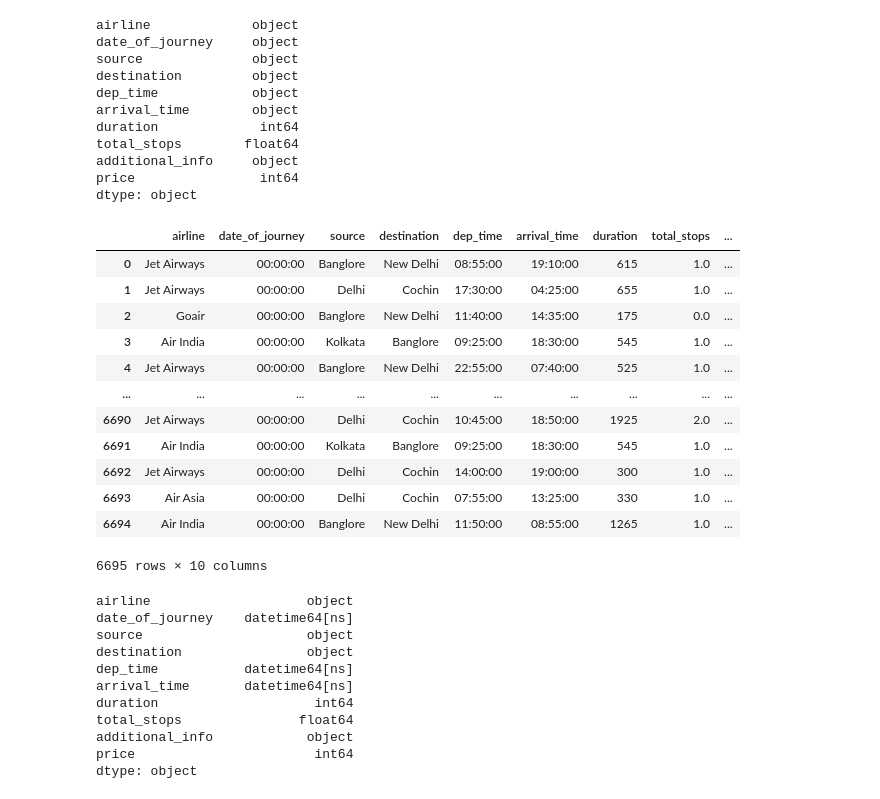
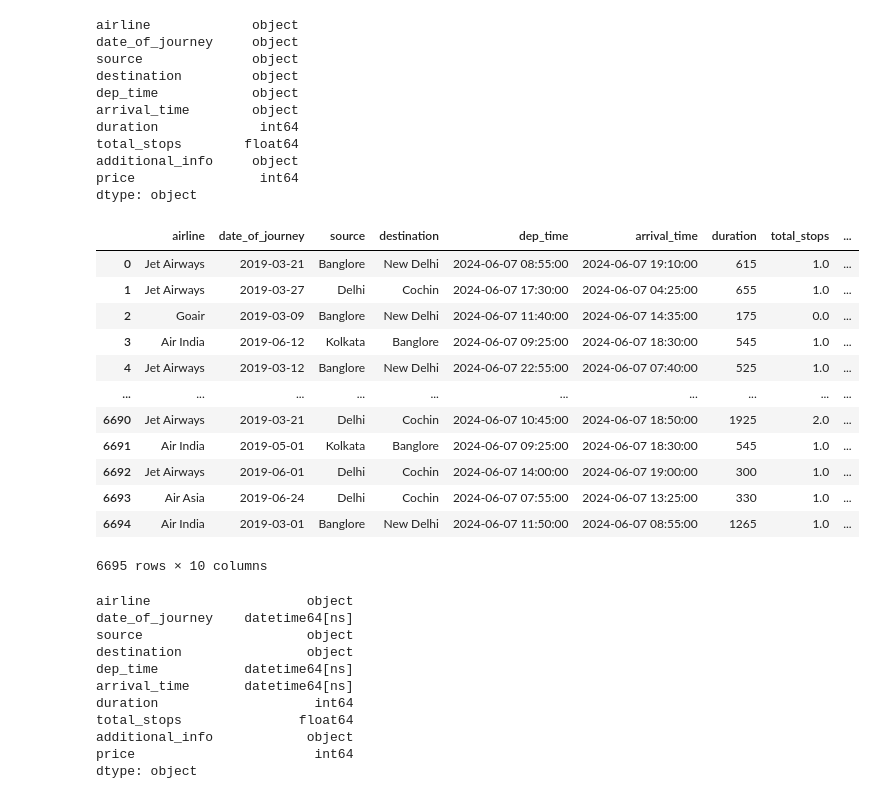
Before and after one commit to Souvik-karmakar/Flight-Price-Prediction, a Jupyter notebook: notebooks/eda.ipynb, the cells around one changed output. Drawn from its saved outputs; the diff is of its cells as text; code cells hidden in the pictures.

```diff
--- a/notebooks/eda.ipynb
+++ b/notebooks/eda.ipynb
@@ -63,23 +45,23 @@ price                int64
 dtype: object
 # %%
 train=train.assign(**{
-    col: pd.to_datetime(train.loc[:, col],dayfirst=True,format="mixed").dt.time
+    col: pd.to_datetime(train.loc[:, col],dayfirst=True,format="mixed")
     for col in ["date_of_journey", "dep_time", "arrival_time"]
 })
 train
 # %% [output]
 |  | airline | date_of_journey | source | destination | dep_time | arrival_time | duration | total_stops | ... |
-| 0 | Jet Airways | 00:00:00 | Banglore | New Delhi | 08:55:00 | 19:10:00 | 615 | 1.0 | ... |
-| 1 | Jet Airways | 00:00:00 | Delhi | Cochin | 17:30:00 | 04:25:00 | 655 | 1.0 | ... |
-| 2 | Goair | 00:00:00 | Banglore | New Delhi | 11:40:00 | 14:35:00 | 175 | 0.0 | ... |
-| 3 | Air India | 00:00:00 | Kolkata | Banglore | 09:25:00 | 18:30:00 | 545 | 1.0 | ... |
-| 4 | Jet Airways | 00:00:00 | Banglore | New Delhi | 22:55:00 | 07:40:00 | 525 | 1.0 | ... |
+| 0 | Jet Airways | 2019-03-21 | Banglore | New Delhi | 2024-06-07 08:55:00 | 2024-06-07 19:10:00 | 615 | 1.0 | ... |
+| 1 | Jet Airways | 2019-03-27 | Delhi | Cochin | 2024-06-07 17:30:00 | 2024-06-07 04:25:00 | 655 | 1.0 | ... |
+| 2 | Goair | 2019-03-09 | Banglore | New Delhi | 2024-06-07 11:40:00 | 2024-06-07 14:35:00 | 175 | 0.0 | ... |
+| 3 | Air India | 2019-06-12 | Kolkata | Banglore | 2024-06-07 09:25:00 | 2024-06-07 18:30:00 | 545 | 1.0 | ... |
+| 4 | Jet Airways | 2019-03-12 | Banglore | New Delhi | 2024-06-07 22:55:00 | 2024-06-07 07:40:00 | 525 | 1.0 | ... |
 | ... | ... | ... | ... | ... | ... | ... | ... | ... | ... |
-| 6690 | Jet Airways | 00:00:00 | Delhi | Cochin | 10:45:00 | 18:50:00 | 1925 | 2.0 | ... |
-| 6691 | Air India | 00:00:00 | Kolkata | Banglore | 09:25:00 | 18:30:00 | 545 | 1.0 | ... |
-| 6692 | Jet Airways | 00:00:00 | Delhi | Cochin | 14:00:00 | 19:00:00 | 300 | 1.0 | ... |
-| 6693 | Air Asia | 00:00:00 | Delhi | Cochin | 07:55:00 | 13:25:00 | 330 | 1.0 | ... |
-| 6694 | Air India | 00:00:00 | Banglore | New Delhi | 11:50:00 | 08:55:00 | 1265 | 1.0 | ... |
+| 6690 | Jet Airways | 2019-03-21 | Delhi | Cochin | 2024-06-07 10:45:00 | 2024-06-07 18:50:00 | 1925 | 2.0 | ... |
+| 6691 | Air India | 2019-05-01 | Kolkata | Banglore | 2024-06-07 09:25:00 | 2024-06-07 18:30:00 | 545 | 1.0 | ... |
+| 6692 | Jet Airways | 2019-06-01 | Delhi | Cochin | 2024-06-07 14:00:00 | 2024-06-07 19:00:00 | 300 | 1.0 | ... |
+| 6693 | Air Asia | 2019-06-24 | Delhi | Cochin | 2024-06-07 07:55:00 | 2024-06-07 13:25:00 | 330 | 1.0 | ... |
+| 6694 | Air India | 2019-03-01 | Banglore | New Delhi | 2024-06-07 11:50:00 | 2024-06-07 08:55:00 | 1265 | 1.0 | ... |
 6695 rows × 10 columns
 # %%
 train.dtypes
```
Also changed, not shown: parts of 26 cells of this notebook.
